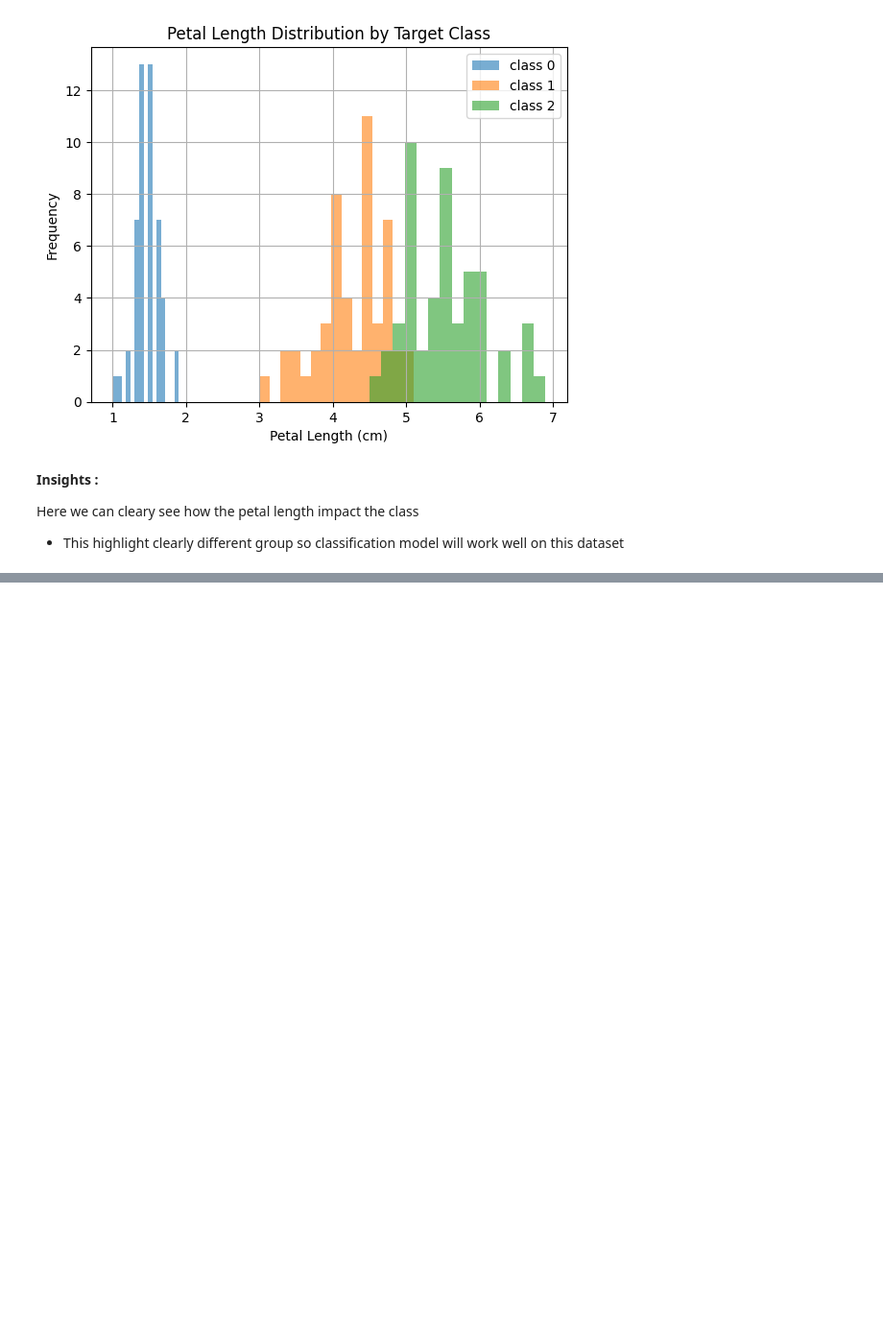
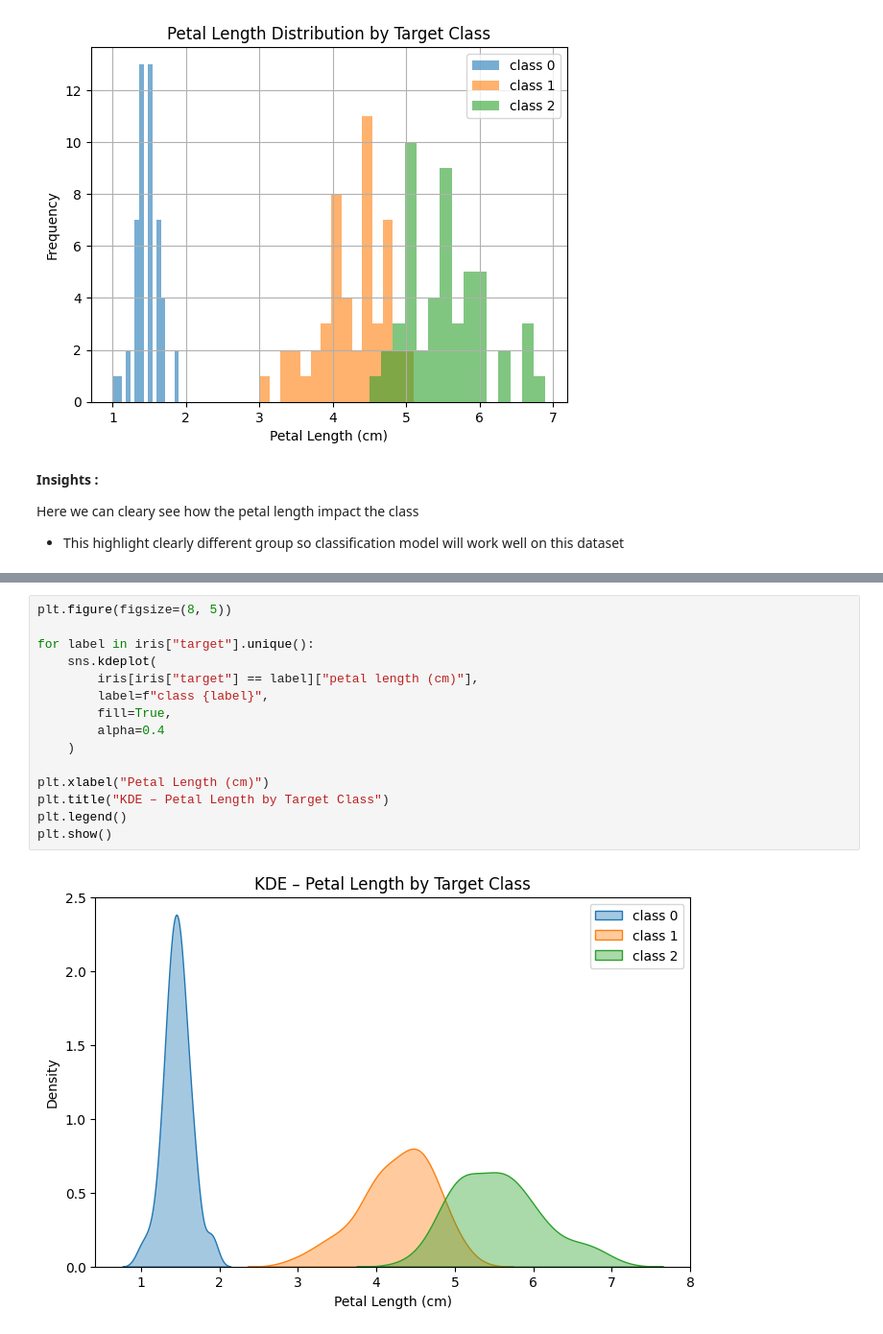
Before and after one commit to pierreprudh/Personal-Cheatsheets, a Jupyter notebook: 3 - Visualization/Vizualization_cheatsheet.ipynb, the cells around one changed output, grey strips where cells are left out. Shown at 96% size. Drawn from its saved outputs; the diff is of its cells as text; blank space fills up the shorter version.

Commit message:
KDE and scatter plot on Iris dataset

```diff
--- a/3 - Visualization/Vizualization_cheatsheet.ipynb
+++ b/3 - Visualization/Vizualization_cheatsheet.ipynb
@@ -90,0 +115,17 @@ Here we can cleary see how the petal length impact the class
+# %%
+plt.figure(figsize=(8, 5))
+
+for label in iris["target"].unique():
+    sns.kdeplot(
+        iris[iris["target"] == label]["petal length (cm)"],
+        label=f"class {label}",
+        fill=True,
+        alpha=0.4
+    )
+
+plt.xlabel("Petal Length (cm)")
+plt.title("KDE – Petal Length by Target Class")
+plt.legend()
+plt.show()
+# %% [output]
+[figure, added]
```
Also changed, not shown: parts of 14 cells of this notebook.
